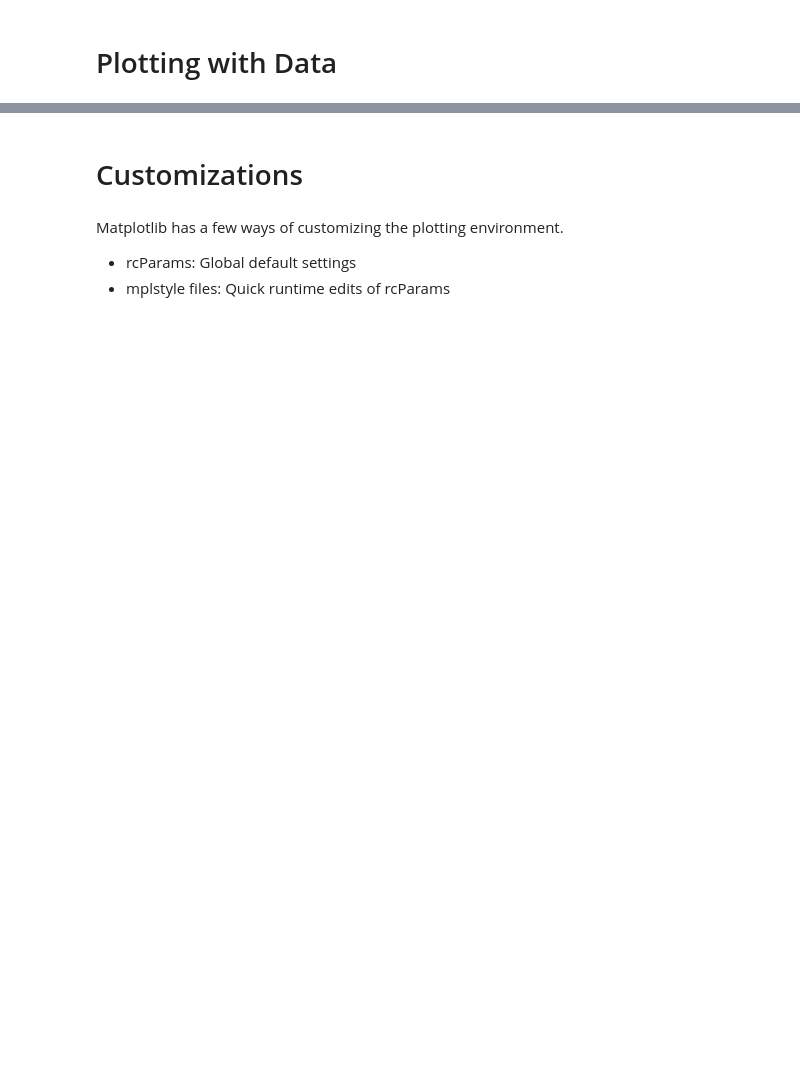
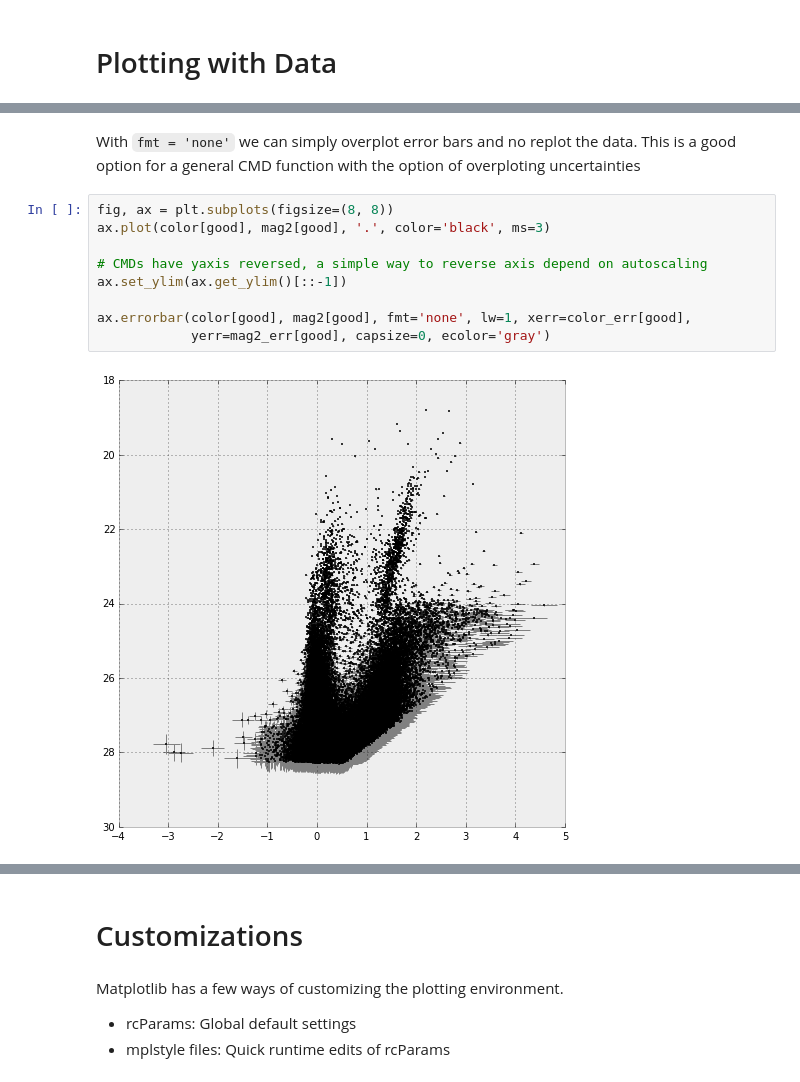
Before and after one commit to abostroem/2015-01-03-aas, a Jupyter notebook: intermediate/matplotlib/Plotting with matplotlib.ipynb, the cells around one changed output, grey strips where cells are left out. Cells and saved outputs as stored; diff of their text form; blank space fills up the shorter version.

```diff
--- a/intermediate/matplotlib/Plotting with matplotlib.ipynb
+++ b/intermediate/matplotlib/Plotting with matplotlib.ipynb
@@ -165,0 +200,13 @@ plt.draw()
+# %% [markdown]
+With <code>fmt = 'none'</code> we can simply overplot error bars and no replot the data. This is a good option for a general CMD function with the option of overploting uncertainties
+# %%
+fig, ax = plt.subplots(figsize=(8, 8))
+ax.plot(color[good], mag2[good], '.', color='black', ms=3)
+
+# CMDs have yaxis reversed, a simple way to reverse axis depend on autoscaling
+ax.set_ylim(ax.get_ylim()[::-1])
+
+ax.errorbar(color[good], mag2[good], fmt='none', lw=1, xerr=color_err[good],
+            yerr=mag2_err[good], capsize=0, ecolor='gray')
+# %% [output]
+[figure, added]
```
Also changed, not shown: parts of 52 cells of this notebook, 1 other file.
